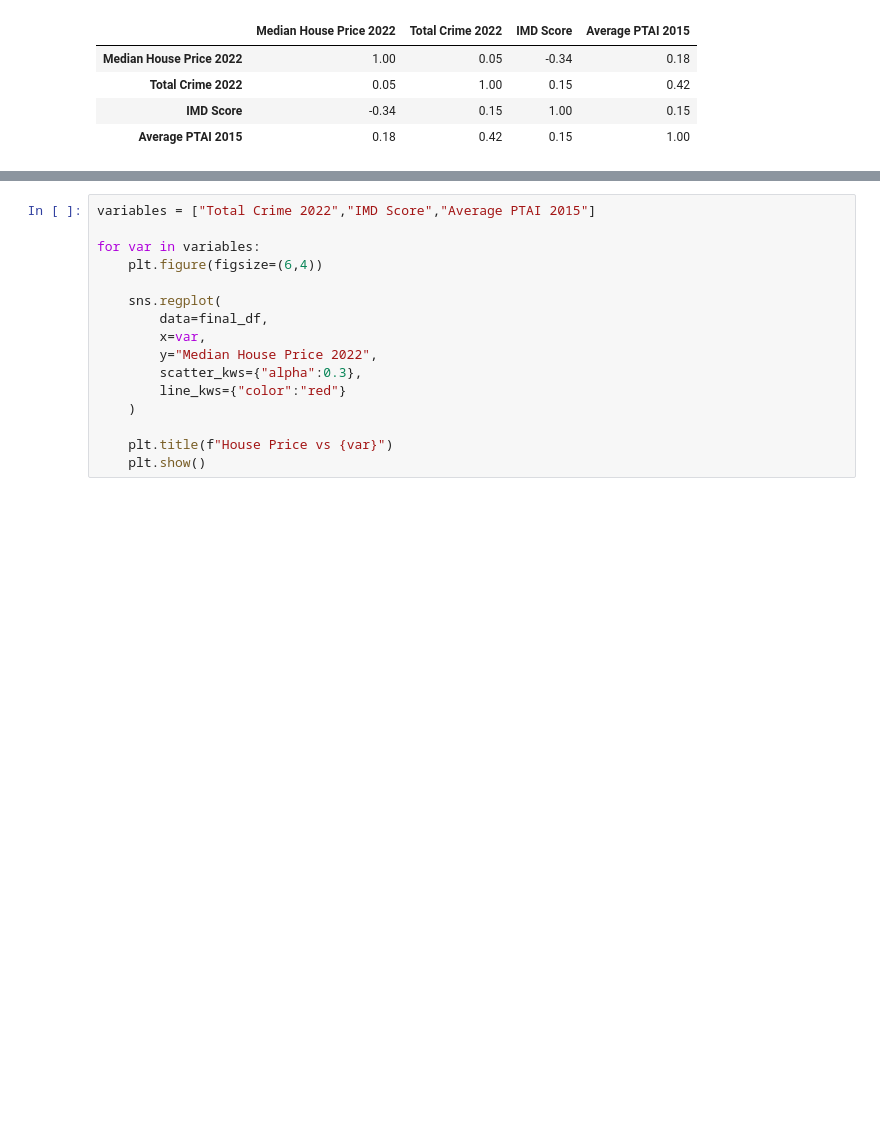
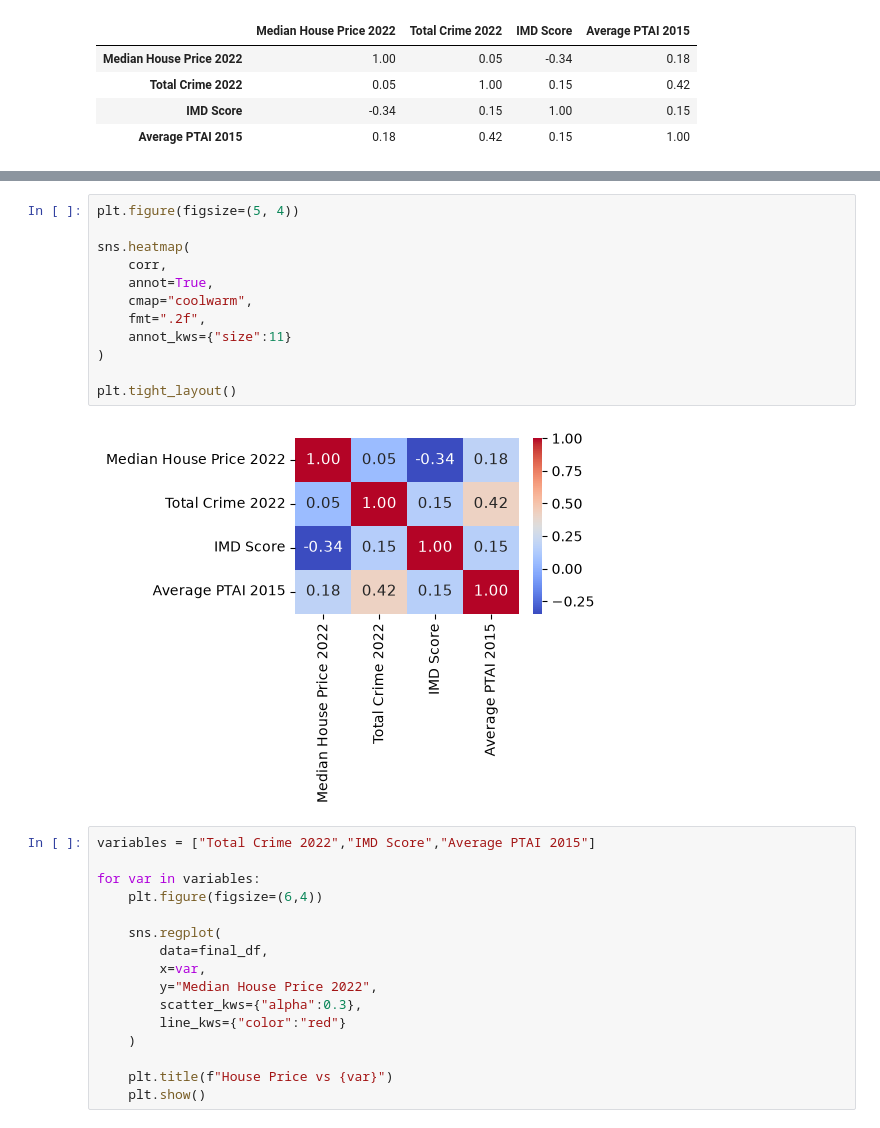
Before and after one commit to RaquelCG1/London-House-Prices-Crime-IMD-transport, a Jupyter notebook: main.ipynb, the cells around one changed output, grey strips where cells are left out. Cells and saved outputs as stored; diff of their text form; blank space fills up the shorter version.

```diff
--- a/main.ipynb
+++ b/main.ipynb
@@ -397,3 +400,17 @@ plt.show()
+# %%
+plt.figure(figsize=(5, 4))
+
+sns.heatmap(
+    corr,
+    annot=True,
+    cmap="coolwarm",
+    fmt=".2f",
+    annot_kws={"size":11}
+)
+
+plt.tight_layout()
+# %% [output]
+[figure, added]
 # %%
 variables = ["Total Crime 2022","IMD Score","Average PTAI 2015"]
 
```
Also changed, not shown: parts of 1 cell of this notebook, 3 other files.
